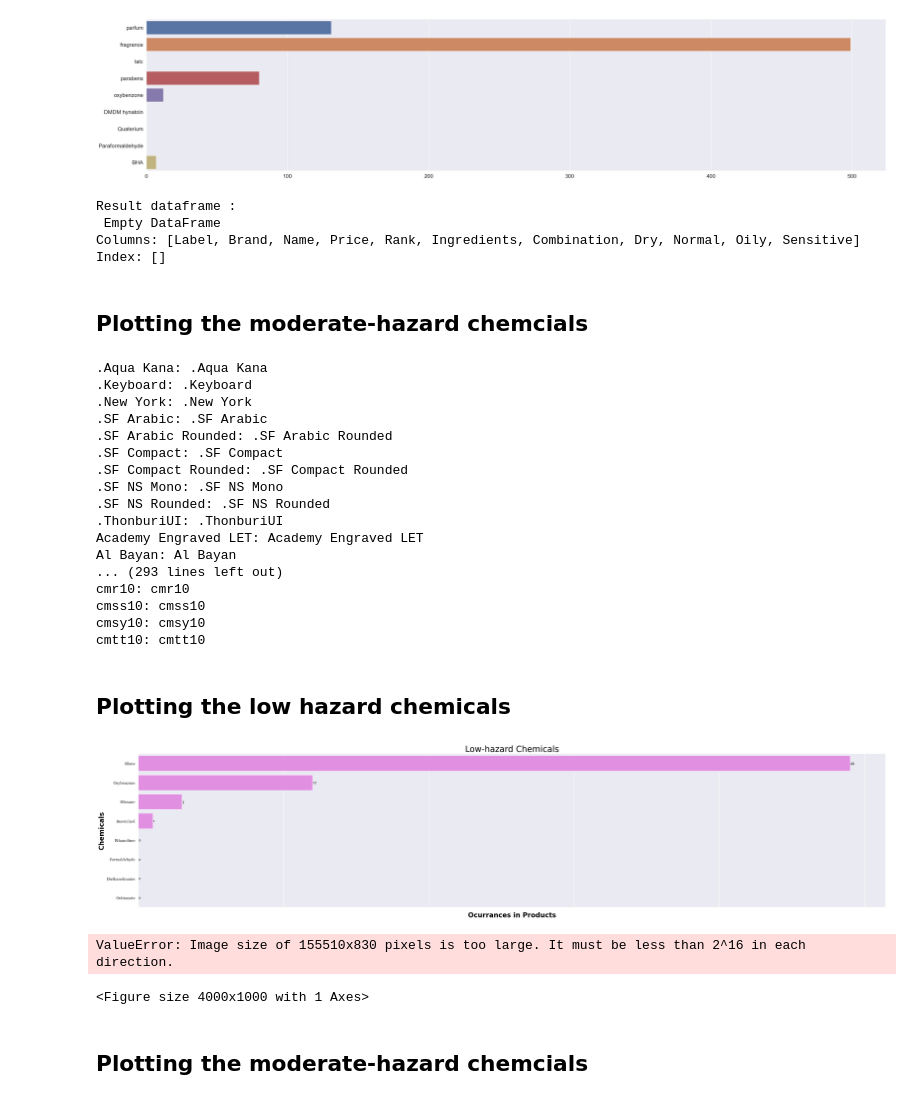
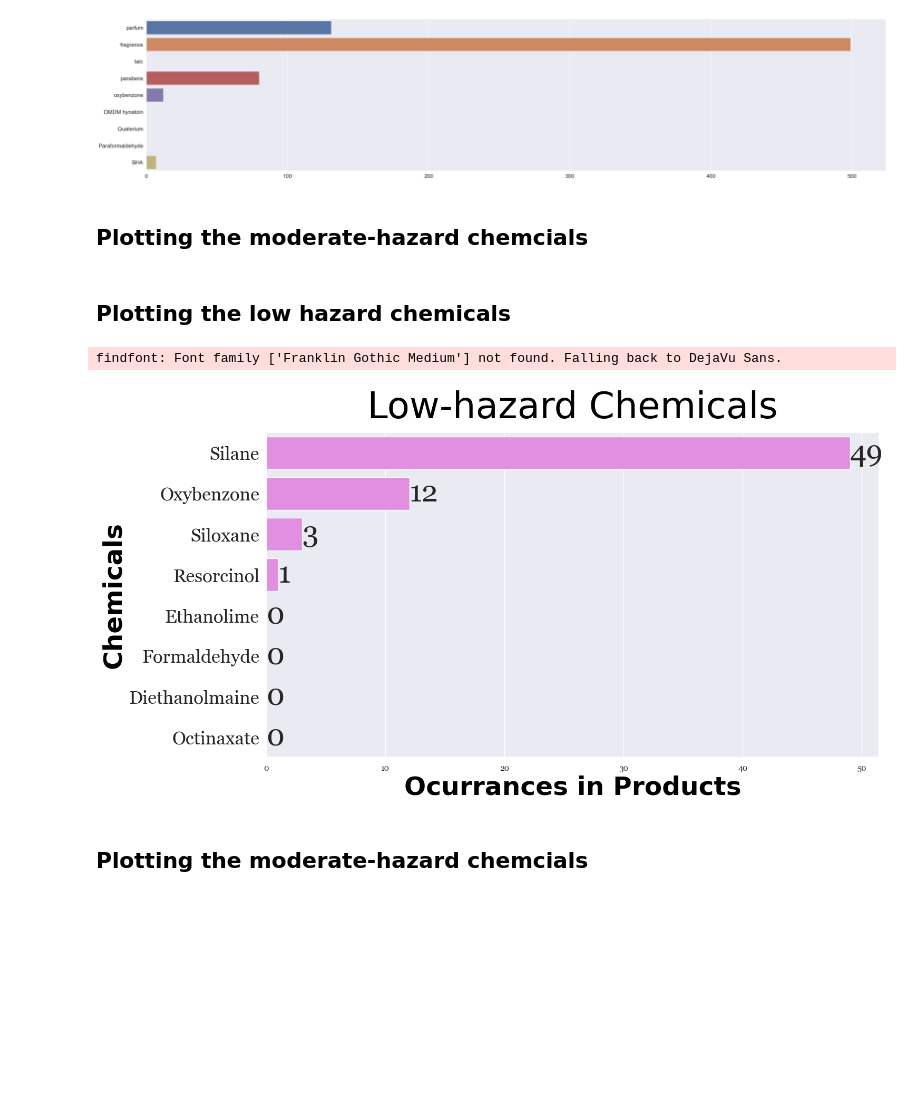
Before and after one commit to mahakanakala/toxins, a Jupyter notebook: toxins_in_beauty_products.ipynb, the cells around one changed output. Cells and saved outputs as stored; diff of their text form; code cells hidden in the pictures; blank space fills up the shorter version.

```diff
--- a/toxins_in_beauty_products.ipynb
+++ b/toxins_in_beauty_products.ipynb
@@ -272,17 +349,19 @@ Name: Brand, dtype: int64
 # %%
 #advantges of graphing in seaborn: ability to manipulate chart style, colors, and sizes
 #shows the top 10 brands that occur in this data set
-
-
-df['Brand'].value_counts()
+df = pd.read_csv('cosmetics.csv')
 
 plt.figure(figsize=(40,10))
 sns.set_style("darkgrid")
 sns.set(font_scale=1.5)
-#sns.color_palette("crest", as_cmap=True)
 
-sns.barplot(
+ax = sns.barplot(
     x=df['Brand'].value_counts()[:10].index,
     y=df['Brand'].value_counts()[:10],
     data = df)
+
+ax.set_title("Top 10 Brands", size= 50)
+
+
+ax.set_xlabel("Brands", size = 30,)
 # %% [output]
@@ -367,48 +437,8 @@ sns.barplot(x=x,y=y)
 0
 <AxesSubplot:>
 [figure]
-# %%
-parfum = ['Parfum']
-
-result_df = df[df['Ingredients'].isin(parfum)]
-
-print('\nResult dataframe : \n',
-      result_df)
-# %% [output]
-Result dataframe :
- Empty DataFrame
-Columns: [Label, Brand, Name, Price, Rank, Ingredients, Combination, Dry, Normal, Oily, Sensitive]
-Index: []
 # %% [markdown]
 ## Plotting the moderate-hazard chemcials
-# %%
-import matplotlib.font_manager
-from IPython.core.display import HTML
-
-def make_html(fontname):
-    return "<p>{font}: <span style='font-family:{font}; font-size: 24px;'>{font}</p>".format(font=fontname)
-
-code = "\n".join([make_html(font) for font in sorted(set([f.name for f in matplotlib.font_manager.fontManager.ttflist]))])
-
-HTML("<div style='column-count: 2;'>{}</div>".format(code))
-# %% [output]
-.Aqua Kana: .Aqua Kana
-.Keyboard: .Keyboard
-.New York: .New York
-.SF Arabic: .SF Arabic
-.SF Arabic Rounded: .SF Arabic Rounded
-.SF Compact: .SF Compact
-.SF Compact Rounded: .SF Compact Rounded
-.SF NS Mono: .SF NS Mono
-.SF NS Rounded: .SF NS Rounded
-.ThonburiUI: .ThonburiUI
-Academy Engraved LET: Academy Engraved LET
-Al Bayan: Al Bayan
-... (293 lines left out)
-cmr10: cmr10
-cmss10: cmss10
-cmsy10: cmsy10
-cmtt10: cmtt10
 # %% [markdown]
 ## Plotting the low hazard chemicals
 # %%
@@ -428,51 +458,43 @@ title_font = {
     'family': 'Baskerville Old Face',
     'color': 'black',
     'weight': '400',
-    'size': 25
+    'size': 50
 
 }
 label_font = {
     'family': 'Franklin Gothic Medium',
     'color': 'black',
     'weight': 'bold',
-    'size': 20
+    'size': 35
 }
 
 opt_font = {
     'family': 'Franklin Gothic Medium',
     'color': 'black',
     'weight': '100',
     'size': 12
 }
-#plt_order = chemicals.groupby(['chemicals'])['occurances'].aggregate(np.median).reset_index().sort_values('occurances')
 
 occurances = [silanes_occ, oxybenzone_occ, siloxanes_occ, resorcinol_occ, ethanolamine_occ, formaldehyde_occ, diethanolamine_occ, octinaxate_occ]
 chemicals = ['Silane', 'Oxybenzone', 'Siloxane', 'Resorcinol', 'Ethanolime', 'Formaldehyde', 'Diethanolmaine', 'Octinaxate']
 ax = sns.barplot(x=occurances, y=chemicals,  color = 'violet')
 
+ax.set_title('Low-hazard Chemicals', fontdict=title_font, pad=20)
 
-ax.bar_label(ax.containers[0])
+ax.bar_label(ax.containers[0], size = 40) # shows the number of exact occurances on each bar
 
-#sns.set_style("whitegrid")
-#plt.set(rc={'axes.facecolor': lightblue, 'figures.facecolor': lightblue})
-
-plt.figure(figsize=(40,10))
+sns.set(rc={'figure.figsize':(15,8)})
 ax.set_xlabel("Ocurrances in Products", fontdict= label_font)
-ax.set_xticklabels(ax.get_xticklabels(), size = 12)
+# ax.set_xticklabels(ax.get_xticklabels(), size =20)
 
 ax.set_ylabel("Chemicals", fontdict= label_font)
-ax.set_yticklabels(ax.get_yticklabels(), size=12)
-plt.text(50, 1, 'allergens, harmful to the environment, cause irritation', fontdict = opt_font)
-
-#ax.set(xlabel="Ocurrances in Products", ylabel= "Chemcials")
-
-ax.set_title('Low-hazard Chemicals', fontdict=title_font)
+ax.set_yticklabels(ax.get_yticklabels(), size=25)
+#plt.text(50, 1, 'allergens, harmful to the environment, cause irritation', fontdict = opt_font)
 
 plt.show()
 # %% [output]
+findfont: Font family ['Franklin Gothic Medium'] not found. Falling back to DejaVu Sans.
-[figure, old version]
+[figure, new version]
-ValueError: Image size of 155510x830 pixels is too large. It must be less than 2^16 in each direction.
-<Figure size 4000x1000 with 1 Axes>
 # %% [markdown]
 ## Plotting the moderate-hazard chemcials
 # %%
```
Also changed, not shown: parts of 28 cells of this notebook, 1 other file.
